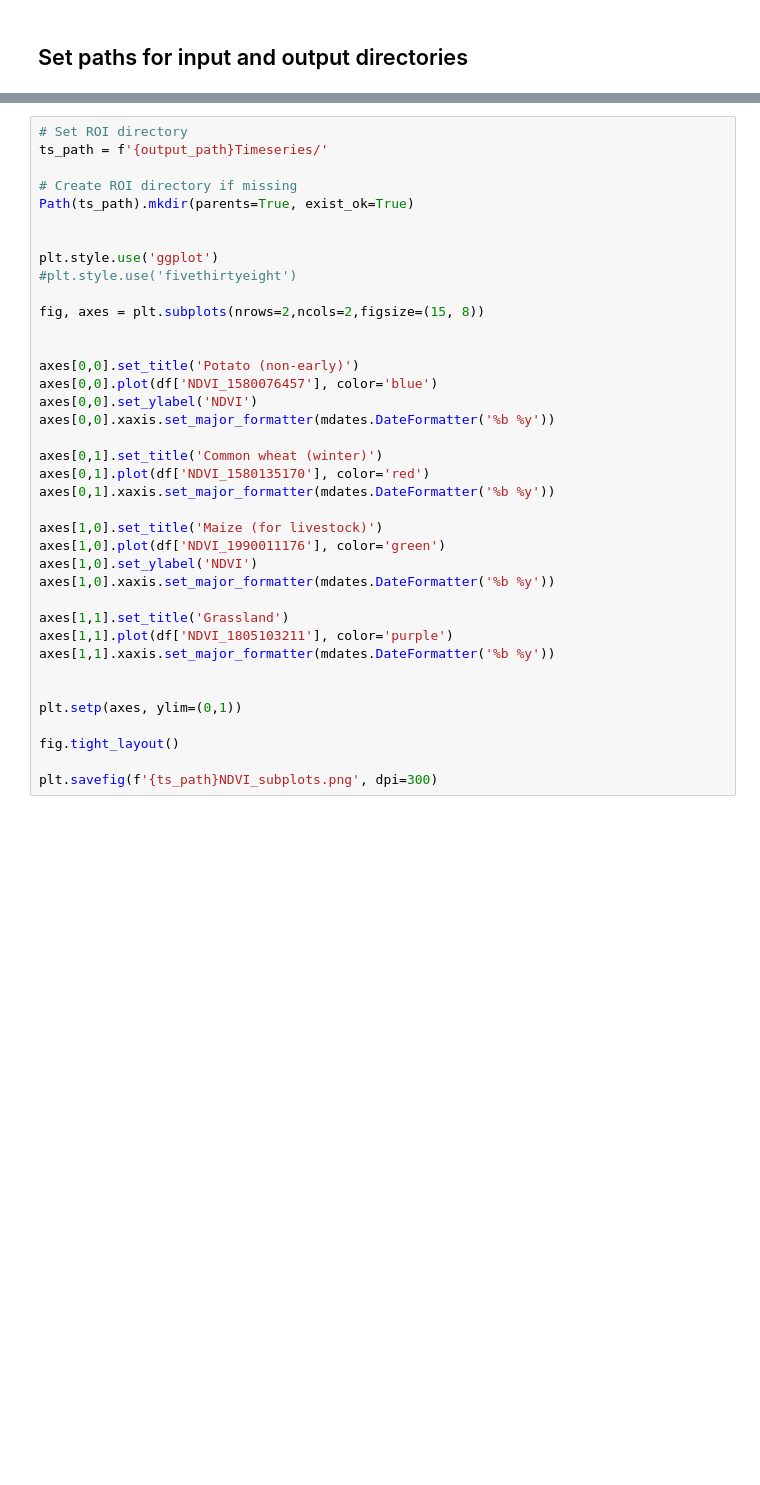
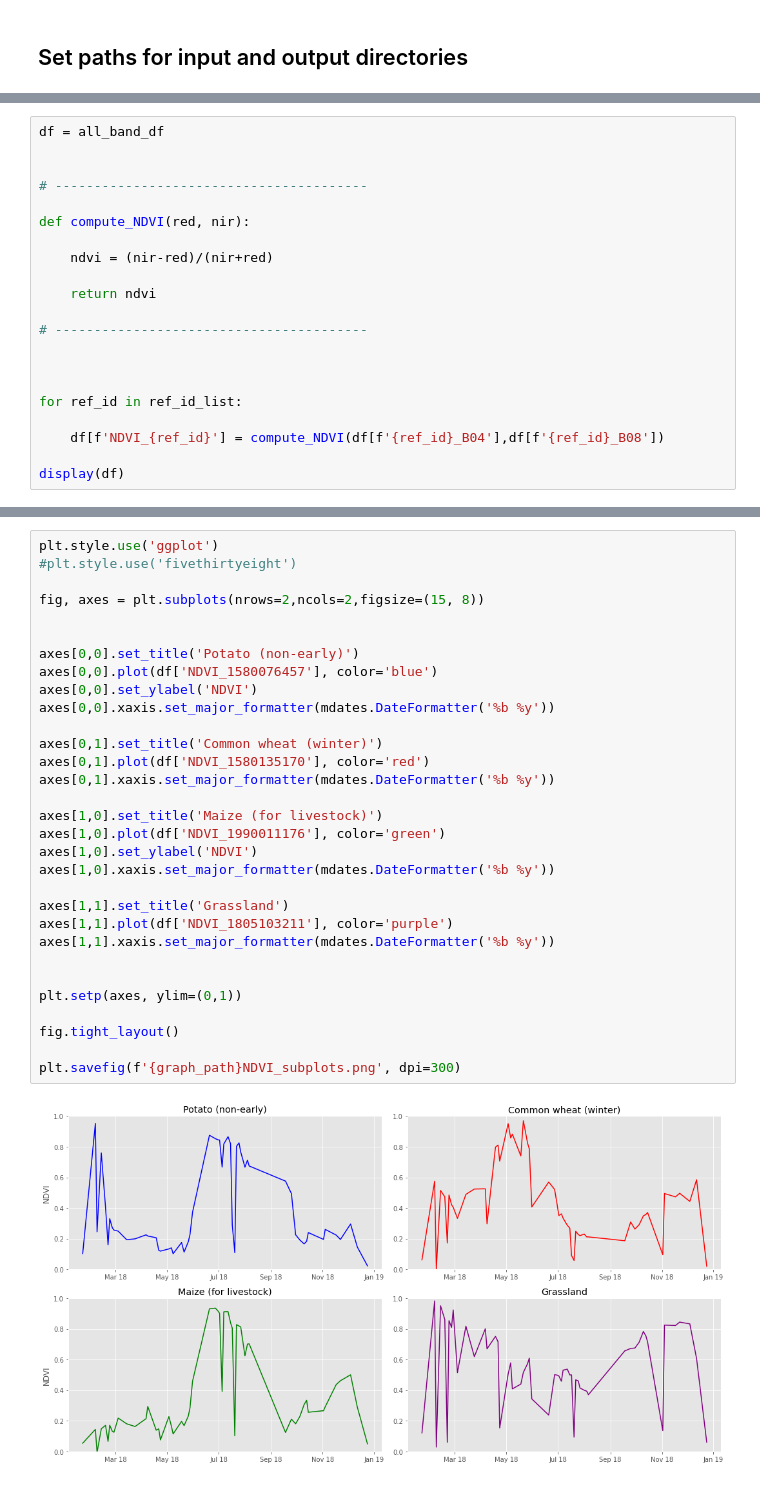
Before and after one commit to nicolasdeffense/eo-toolbox, a Jupyter notebook: notebooks/graphics.ipynb, the cells around one changed output, grey strips where cells are left out. Cells and saved outputs as stored; diff of their text form; blank space fills up the shorter version.

```diff
--- a/notebooks/graphics.ipynb
+++ b/notebooks/graphics.ipynb
@@ -46,0 +116,21 @@ print(f'Gaphs directory is set to : {graph_path}')
+# %%
+df = all_band_df
+
+
+# ----------------------------------------
+
+def compute_NDVI(red, nir):
+
+    ndvi = (nir-red)/(nir+red)
+
+    return ndvi
+
+# ----------------------------------------
+
+
+
+for ref_id in ref_id_list:
+
+    df[f'NDVI_{ref_id}'] = compute_NDVI(df[f'{ref_id}_B04'],df[f'{ref_id}_B08'])
+
+display(df)
@@ -65,38 +177,33 @@ fig.tight_layout()
 # %%
-# Set ROI directory
-ts_path = f'{output_path}Timeseries/'
-
-# Create ROI directory if missing
-Path(ts_path).mkdir(parents=True, exist_ok=True)
-
-
 plt.style.use('ggplot')
 #plt.style.use('fivethirtyeight')
 
 fig, axes = plt.subplots(nrows=2,ncols=2,figsize=(15, 8))
 
 
 axes[0,0].set_title('Potato (non-early)')
 axes[0,0].plot(df['NDVI_1580076457'], color='blue')
 axes[0,0].set_ylabel('NDVI')
 axes[0,0].xaxis.set_major_formatter(mdates.DateFormatter('%b %y'))
 
 axes[0,1].set_title('Common wheat (winter)')
 axes[0,1].plot(df['NDVI_1580135170'], color='red')
 axes[0,1].xaxis.set_major_formatter(mdates.DateFormatter('%b %y'))
 
 axes[1,0].set_title('Maize (for livestock)')
 axes[1,0].plot(df['NDVI_1990011176'], color='green')
 axes[1,0].set_ylabel('NDVI')
 axes[1,0].xaxis.set_major_formatter(mdates.DateFormatter('%b %y'))
 
 axes[1,1].set_title('Grassland')
 axes[1,1].plot(df['NDVI_1805103211'], color='purple')
 axes[1,1].xaxis.set_major_formatter(mdates.DateFormatter('%b %y'))
 
 
 plt.setp(axes, ylim=(0,1))
 
 fig.tight_layout()
 
-plt.savefig(f'{ts_path}NDVI_subplots.png', dpi=300)
+plt.savefig(f'{graph_path}NDVI_subplots.png', dpi=300)
+# %% [output]
+[figure, added]
```
Also changed, not shown: parts of 9 cells of this notebook, 7 other files.
